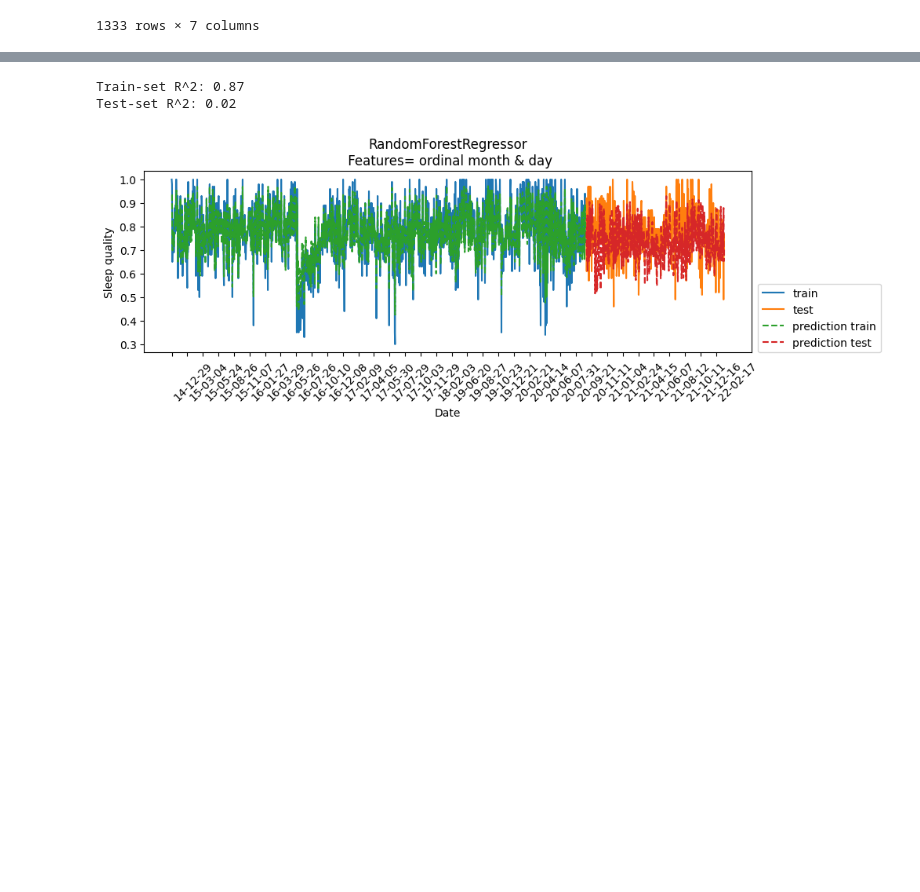
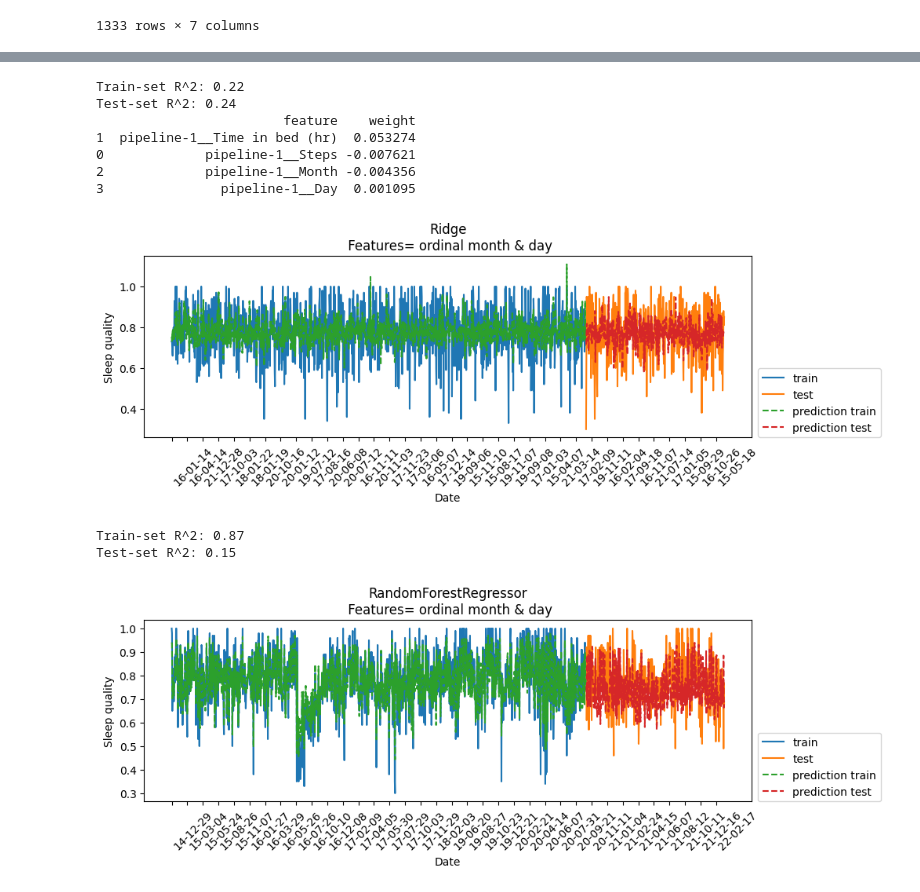
Before and after one commit to ricd99/endToEndML, a Jupyter notebook: notebooks/EDA_clean.ipynb, the cells around one changed output, grey strips where cells are left out. Drawn from its saved outputs; the diff is of its cells as text; code cells hidden in the pictures; blank space fills up the shorter version.

Commit message:
trying random splits

```diff
--- a/notebooks/EDA_clean.ipynb
+++ b/notebooks/EDA_clean.ipynb
@@ -646,2 +645,3 @@ trying a random split...
 # %%
-df_train
+df_full = pd.concat([df_train, df_test])
+df_full.info()
@@ -648,8 +661,26 @@ df_train
 # %%
-df_train_random, df_test_random = train_test_split(df)
+df_train_random, df_test_random = train_test_split(df_full)
+
+df_train_random["Month"] = df_train_random["Start"].dt.month
+df_train_random["Day"] = df_train_random["Start"].dt.dayofweek
+df_test_random["Month"] = df_test_random["Start"].dt.month
+df_test_random["Day"] = df_test_random["Start"].dt.dayofweek
+
+ridge_time_cat = Ridge()
+preprocess_predict(df_train_random, df_test_random, numeric_features_time_cat, categorical_features_time_cat, passthrough_features_time_cat, drop_features_time_cat, target, ridge_time_cat, "ordinal month & day")
+# %% [output]
+Train-set R^2: 0.22
+Test-set R^2: 0.24
+                        feature    weight
+1  pipeline-1__Time in bed (hr)  0.053274
+0             pipeline-1__Steps -0.007621
+2             pipeline-1__Month -0.004356
+3               pipeline-1__Day  0.001095
+[figure, added]
 # %%
+rf_time_cat = RandomForestRegressor()
 preprocess_predict(df_train_time_cat, df_test_time_cat, numeric_features_time_cat, categorical_features_time_cat, passthrough_features_time_cat, drop_features_time_cat, target, rf_time_cat, "ordinal month & day")
 # %% [output]
 Train-set R^2: 0.87
-Test-set R^2: 0.02
+Test-set R^2: 0.15
-[figure, old version]
+[figure, new version]
```
Also changed, not shown: parts of 8 cells of this notebook.
